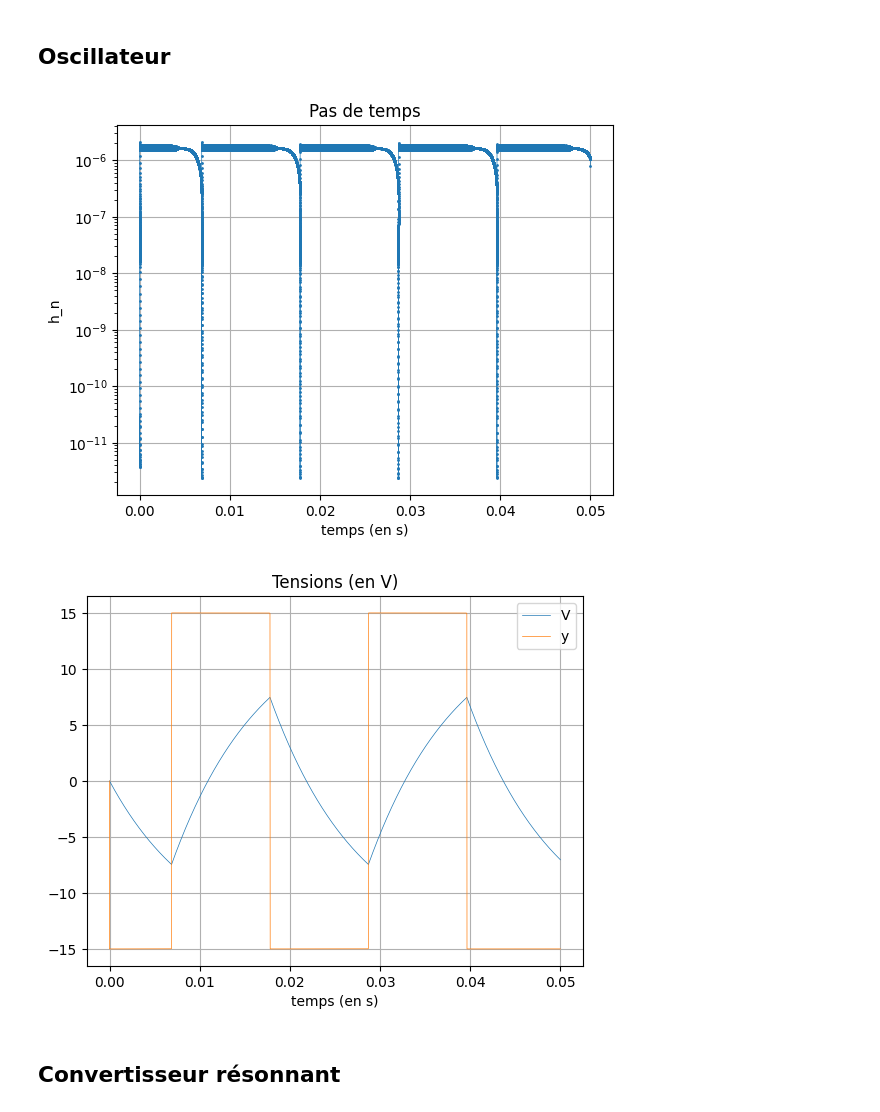
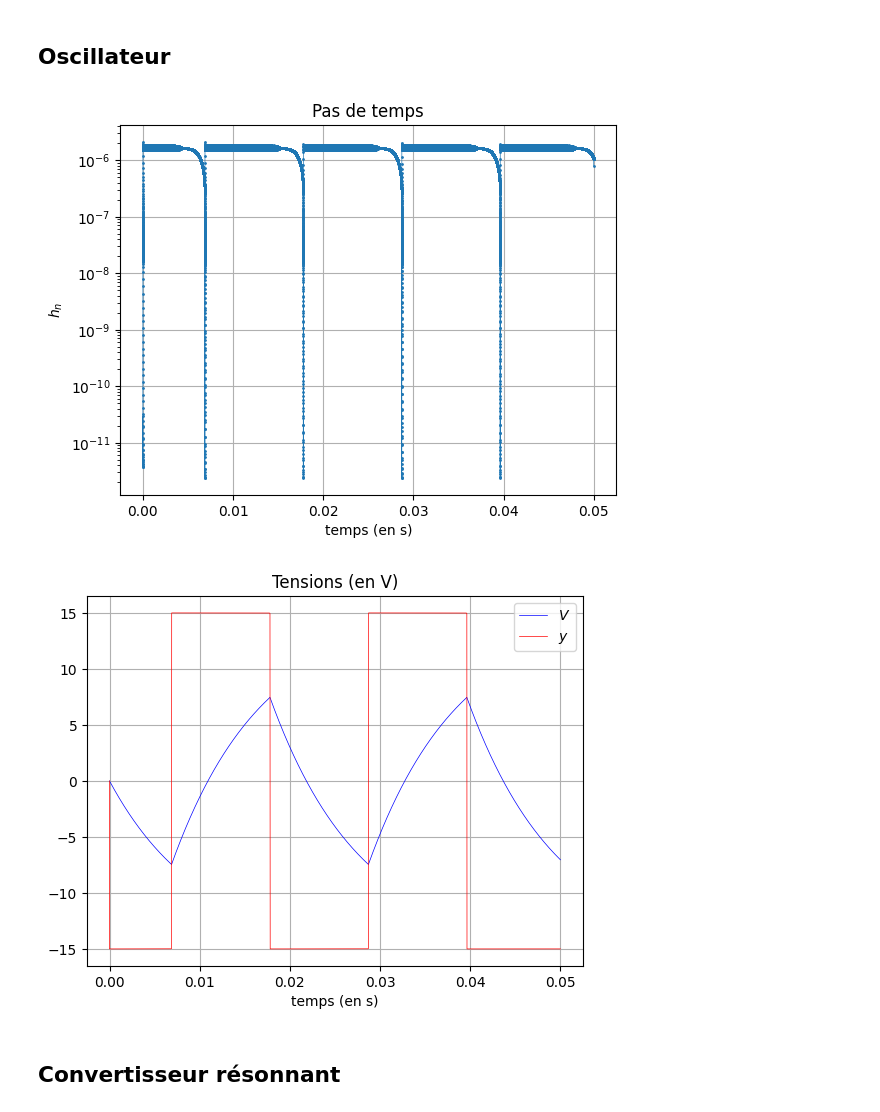
Before and after one commit to jeanluccollette/simulation-des-circuits-electroniques-avec-commutations, a Jupyter notebook: Notebook/Electronique.ipynb, the cells around one changed output. Drawn from its saved outputs; the diff is of its cells as text; code cells hidden in the pictures.

```diff
--- a/Notebook/Electronique.ipynb
+++ b/Notebook/Electronique.ipynb
@@ -28,38 +28,39 @@ def ode_oscillateur(x, V_cc, C, C_A, R):
     xp1 = (sortie_ampli-2*V-2*epsilon)/(R*C_A)
     return np.array([xp0, xp1])
 
 
 V_cc = 15
 C = 1e-6
 C_A = 1e-10
 R = 10e3
 t_start = 0.0
 t_final = 0.05
 delta_t = 1e-6
 x0 = [0, 0]
 sol = solve_ivp(lambda t, x: ode_oscillateur(x, V_cc, C, C_A, R), [
                 0, t_final], x0, rtol=1e-10, atol=1e-10)
 t = sol.t.T
 x = sol.y.T
 plt.figure()
 plt.semilogy(t[0:-1], np.diff(t), 'o-', lw=0.5, ms=1)
 plt.grid('on')
 plt.title('Pas de temps')
 plt.xlabel('temps (en s)')
-plt.ylabel('h_n')
+plt.ylabel('$h_n$')
 
 V = x[:, 0]
 y = ampli(x[:, 1])
 plt.figure()
-pt = plt.plot(t, V, t, y, lw=0.5)
+plt.plot(t, V, 'b', lw=0.5, label='$V$')
+plt.plot(t, y, 'r', lw=0.5, label='$y$')
 plt.grid('on')
 plt.title('Tensions (en V)')
 plt.xlabel('temps (en s)')
-plt.legend(pt, ['V', 'y'])
+plt.legend()
 plt.show()
 # %% [output]
-[figure, old version]
+[figure, new version]
-[figure, old version]
+[figure, new version]
 # %% [markdown]
 ## Convertisseur résonnant
 # %%
```
Also changed, not shown: parts of 1 cell of this notebook.
